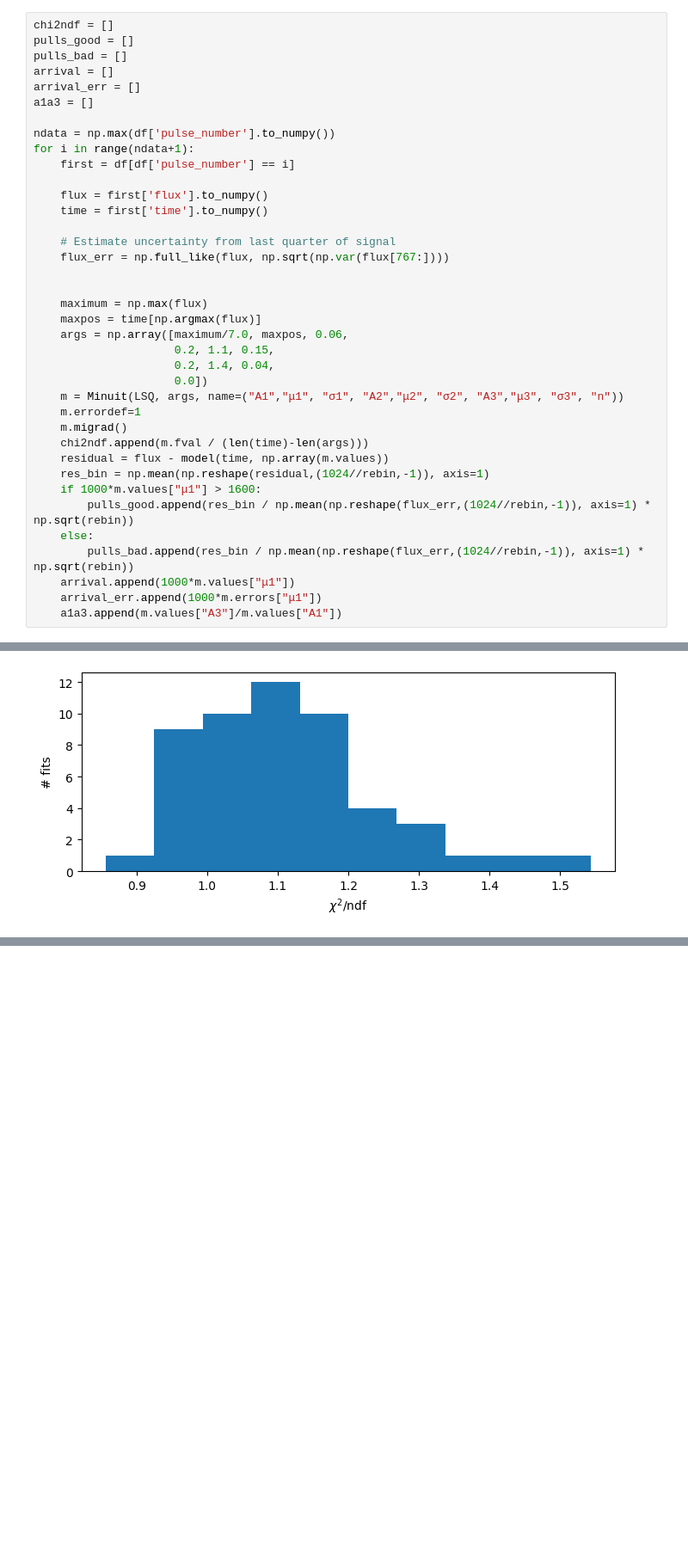
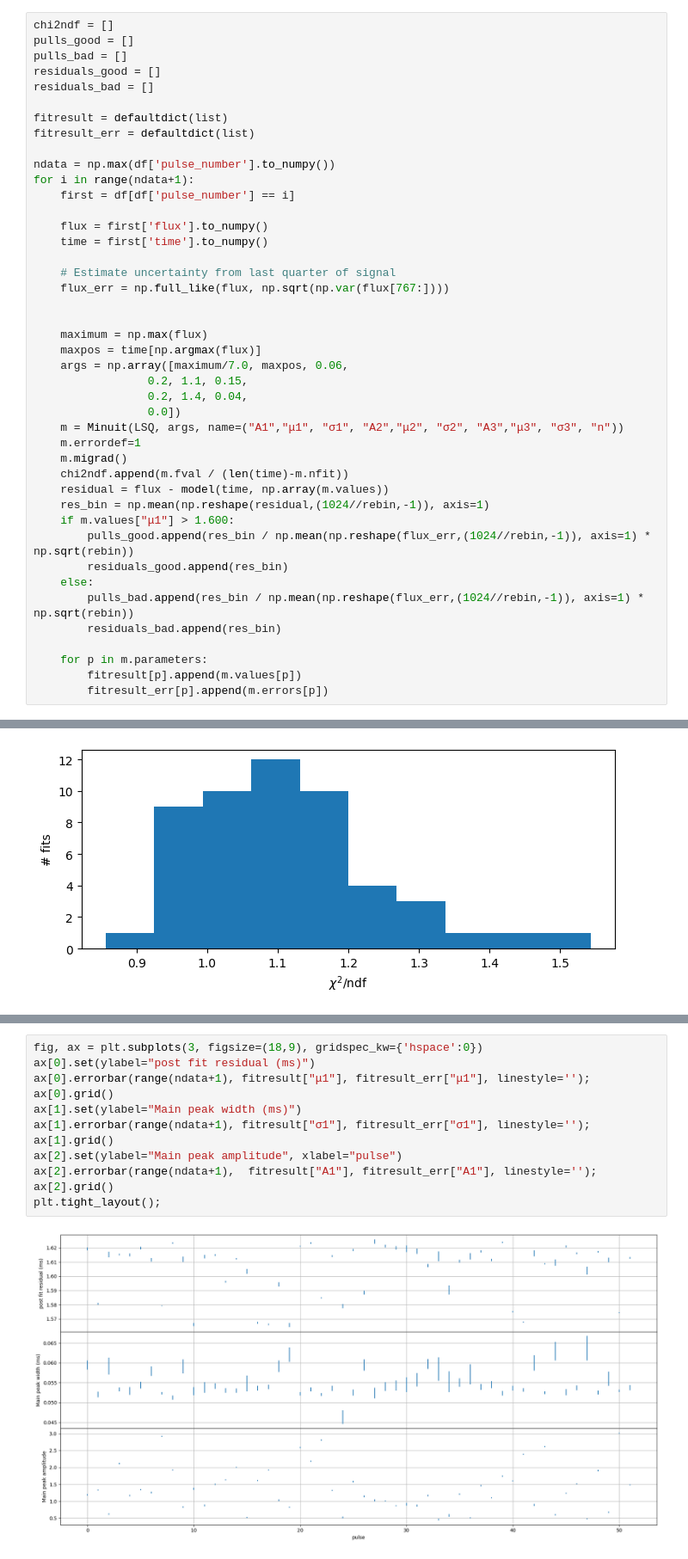
Before and after one commit to egede/pulsar-timing, a Jupyter notebook: fit.ipynb, the cells around one changed output, grey strips where cells are left out. Shown at 86% size. Drawn from its saved outputs; the diff is of its cells as text; blank space fills up the shorter version.

```diff
--- a/fit.ipynb
+++ b/fit.ipynb
@@ -92,9 +103,11 @@ plt.show()
 chi2ndf = []
 pulls_good = []
 pulls_bad = []
-arrival = []
-arrival_err = []
-a1a3 = []
+residuals_good = []
+residuals_bad = []
+
+fitresult = defaultdict(list)
+fitresult_err = defaultdict(list)
 
 ndata = np.max(df['pulse_number'].to_numpy())
 for i in range(ndata+1):
@@ -110,19 +123,22 @@ for i in range(ndata+1):
     maximum = np.max(flux)
     maxpos = time[np.argmax(flux)]
     args = np.array([maximum/7.0, maxpos, 0.06,
-                     0.2, 1.1, 0.15,
-                     0.2, 1.4, 0.04,
-                     0.0])
+                 0.2, 1.1, 0.15,
+                 0.2, 1.4, 0.04,
+                 0.0])
     m = Minuit(LSQ, args, name=("A1","μ1", "σ1", "A2","μ2", "σ2", "A3","μ3", "σ3", "n"))
     m.errordef=1
     m.migrad()
-    chi2ndf.append(m.fval / (len(time)-len(args)))
+    chi2ndf.append(m.fval / (len(time)-m.nfit))
     residual = flux - model(time, np.array(m.values))
     res_bin = np.mean(np.reshape(residual,(1024//rebin,-1)), axis=1)
-    if 1000*m.values["μ1"] > 1600:
+    if m.values["μ1"] > 1.600:
         pulls_good.append(res_bin / np.mean(np.reshape(flux_err,(1024//rebin,-1)), axis=1) * np.sqrt(rebin))
+        residuals_good.append(res_bin)
     else:
         pulls_bad.append(res_bin / np.mean(np.reshape(flux_err,(1024//rebin,-1)), axis=1) * np.sqrt(rebin))
-    arrival.append(1000*m.values["μ1"])
-    arrival_err.append(1000*m.errors["μ1"])
-    a1a3.append(m.values["A3"]/m.values["A1"])
+        residuals_bad.append(res_bin)
+
+    for p in m.parameters:
+        fitresult[p].append(m.values[p])
+        fitresult_err[p].append(m.errors[p])
@@ -169,0 +223,14 @@ ax.hist(chi2ndf,10);
+# %%
+fig, ax = plt.subplots(3, figsize=(18,9), gridspec_kw={'hspace':0})
+ax[0].set(ylabel="post fit residual (ms)")
+ax[0].errorbar(range(ndata+1), fitresult["μ1"], fitresult_err["μ1"], linestyle='');
+ax[0].grid()
+ax[1].set(ylabel="Main peak width (ms)")
+ax[1].errorbar(range(ndata+1), fitresult["σ1"], fitresult_err["σ1"], linestyle='');
+ax[1].grid()
+ax[2].set(ylabel="Main peak amplitude", xlabel="pulse")
+ax[2].errorbar(range(ndata+1),  fitresult["A1"], fitresult_err["A1"], linestyle='');
+ax[2].grid()
+plt.tight_layout();
+# %% [output]
+[figure, added]
```
Also changed, not shown: parts of 26 cells of this notebook.
